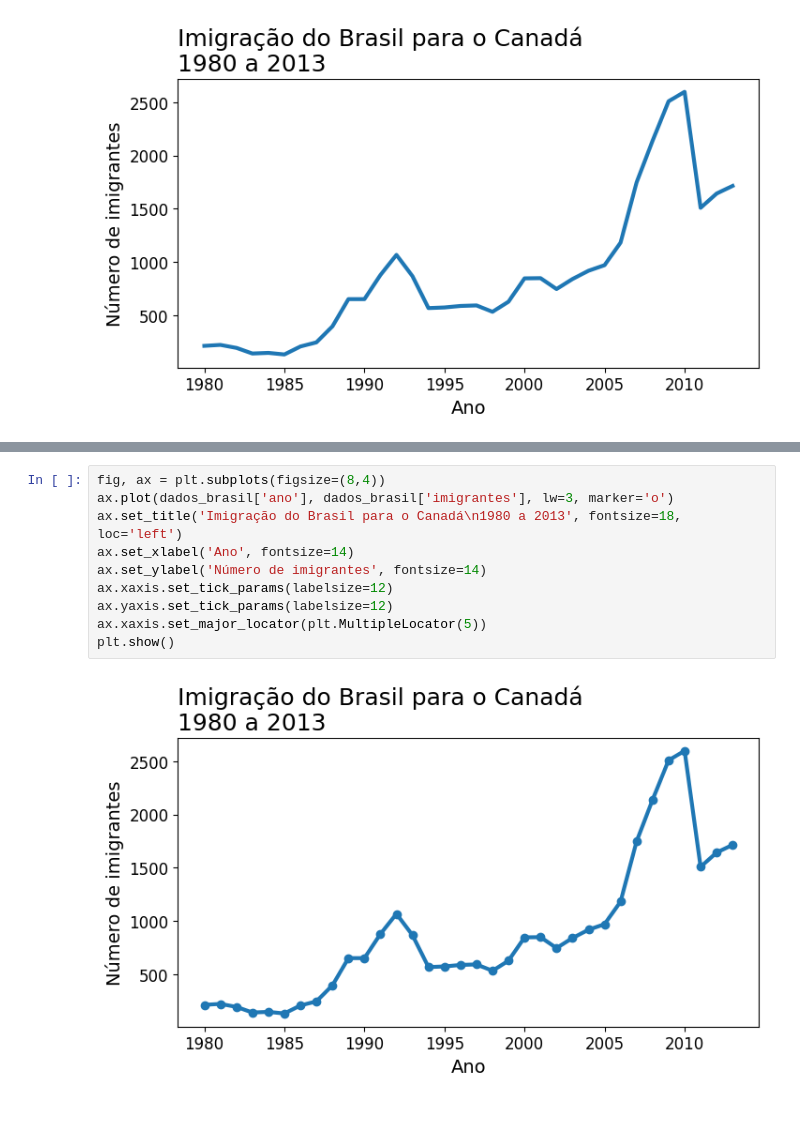
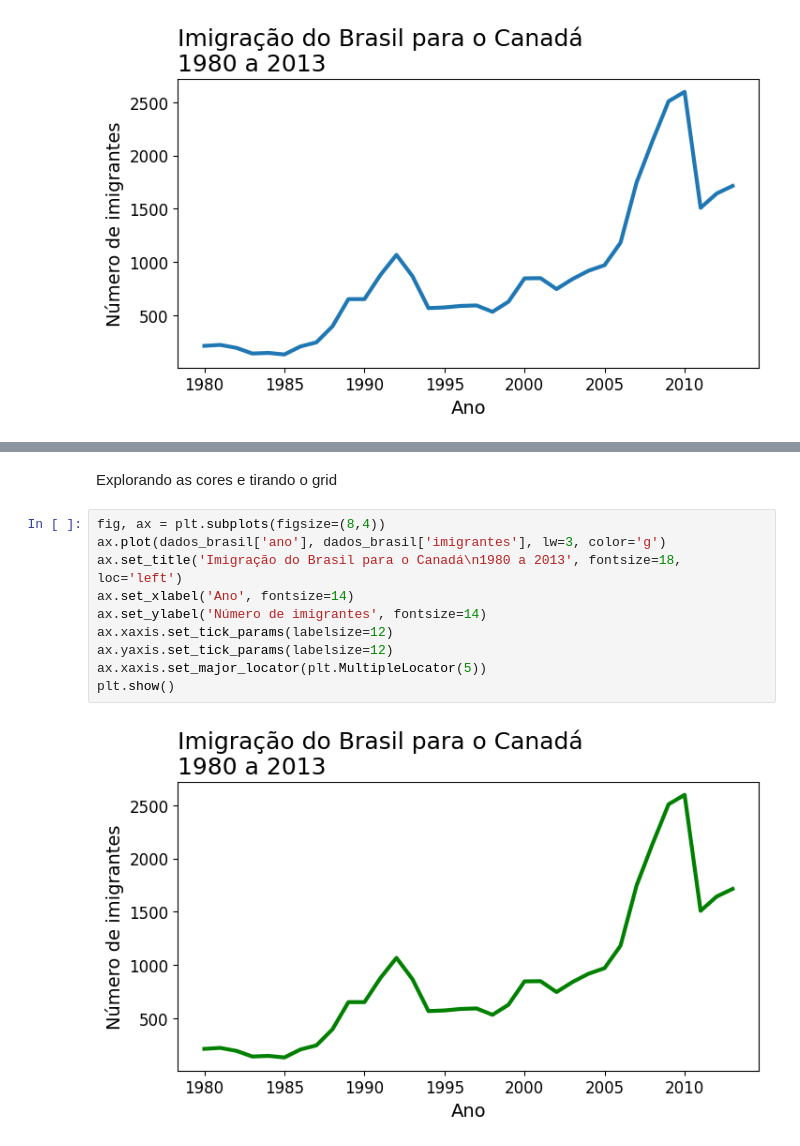
Before and after one commit to Camillabgarcia/data_science, a Jupyter notebook: Graficos_com_Python.ipynb, the cells around one changed output, grey strips where cells are left out. Drawn from its saved outputs; the diff is of its cells as text; blank space fills up the shorter version.

```diff
--- a/Graficos_com_Python.ipynb
+++ b/Graficos_com_Python.ipynb
@@ -388,12 +401,14 @@ Adicionando marcadores
+# %% [markdown]
+Explorando as cores e tirando o grid
 # %%
 fig, ax = plt.subplots(figsize=(8,4))
-ax.plot(dados_brasil['ano'], dados_brasil['imigrantes'], lw=3, marker='o')
+ax.plot(dados_brasil['ano'], dados_brasil['imigrantes'], lw=3, color='g')
 ax.set_title('Imigração do Brasil para o Canadá\n1980 a 2013', fontsize=18, loc='left')
 ax.set_xlabel('Ano', fontsize=14)
 ax.set_ylabel('Número de imigrantes', fontsize=14)
 ax.xaxis.set_tick_params(labelsize=12)
 ax.yaxis.set_tick_params(labelsize=12)
 ax.xaxis.set_major_locator(plt.MultipleLocator(5))
 plt.show()
 # %% [output]
-[figure, old version]
+[figure, new version]
```
Also changed, not shown: parts of 8 cells of this notebook.
